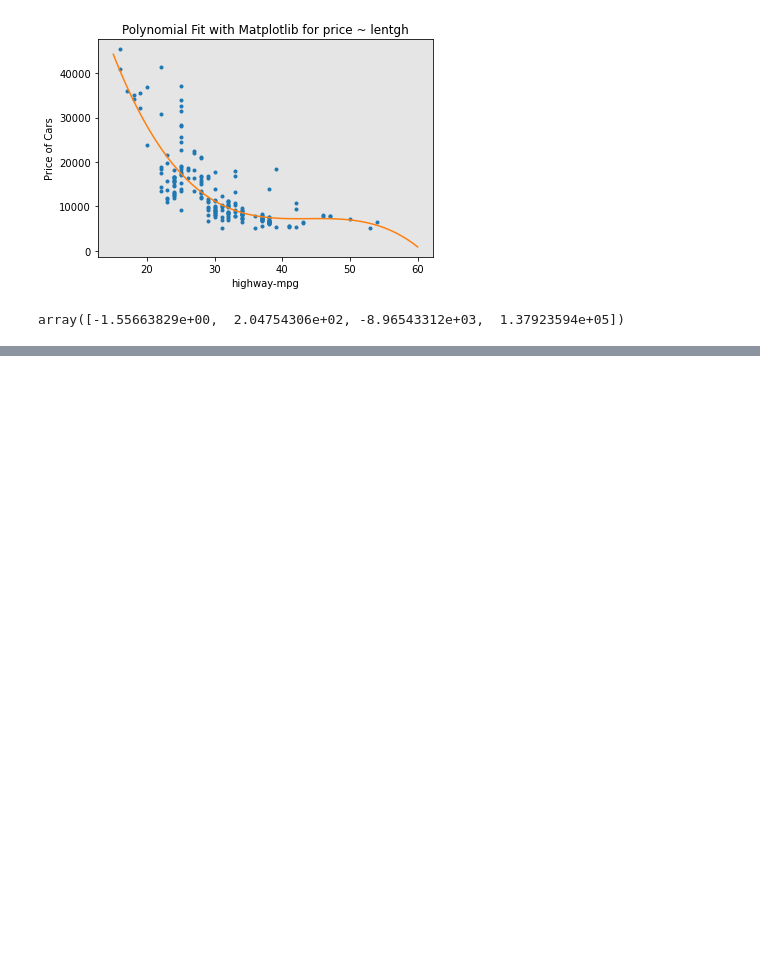
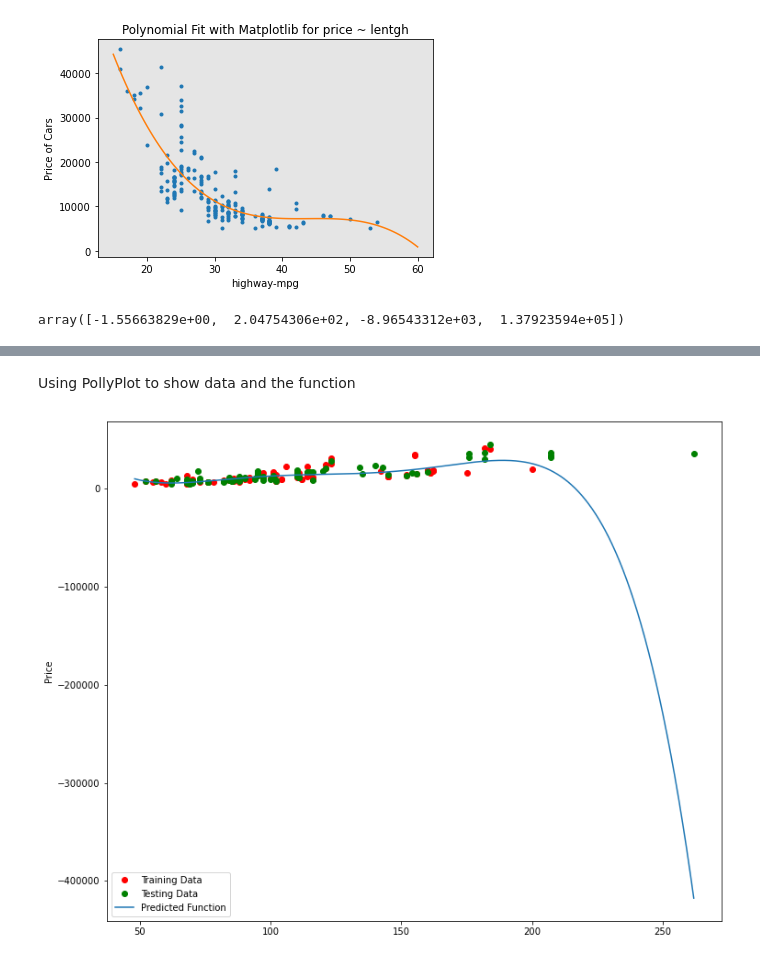
Before and after one commit to rodolphojung/Data-Science-and-Analytics, a Jupyter notebook: exploratory-data-analysis-correlating-car-prices.ipynb, the cells around one changed output, grey strips where cells are left out. Cells and saved outputs as stored; diff of their text form; code cells hidden in the pictures; blank space fills up the shorter version.

```diff
--- a/exploratory-data-analysis-correlating-car-prices.ipynb
+++ b/exploratory-data-analysis-correlating-car-prices.ipynb
@@ -459,0 +524,3 @@ array([-1.55663829e+00,  2.04754306e+02, -8.96543312e+03,  1.37923594e+05])
+# %%
+y_data = df["price"]
+x_data = df.drop("price", axis = 1)
@@ -459,0 +601,2 @@ array([-1.55663829e+00,  2.04754306e+02, -8.96543312e+03,  1.37923594e+05])
+# %%
+x_train,x_test, y_train, y_test = train_test_split(x_data, y_data, test_size = 0.45, random_state = 0)
@@ -459,0 +605,5 @@ array([-1.55663829e+00,  2.04754306e+02, -8.96543312e+03,  1.37923594e+05])
+# %%
+pr = PolynomialFeatures (degree = 5)
+x_train_pr = pr.fit_transform(x_train[["horsepower"]])
+x_test_pr = pr.fit_transform(x_test[["horsepower"]])
+pr
@@ -459,0 +612,3 @@ array([-1.55663829e+00,  2.04754306e+02, -8.96543312e+03,  1.37923594e+05])
+# %%
+poly = LinearRegression()
+poly.fit(x_train_pr, y_train)
@@ -459,0 +635,6 @@ array([-1.55663829e+00,  2.04754306e+02, -8.96543312e+03,  1.37923594e+05])
+# %% [markdown]
+Using PollyPlot to show data and the function
+# %%
+PolyPlot(x_train[["horsepower"]], x_test[["horsepower"]], y_train, y_test, poly, pr)
+# %% [output]
+[figure, added]
```
Also changed, not shown: parts of 68 cells of this notebook.
